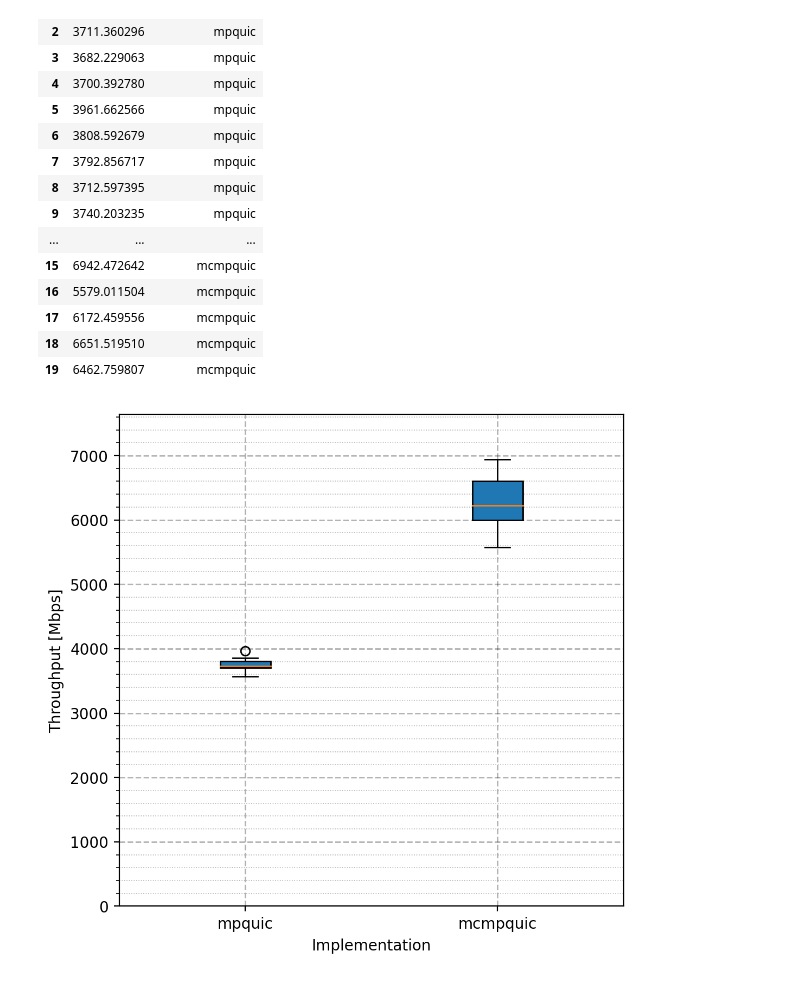
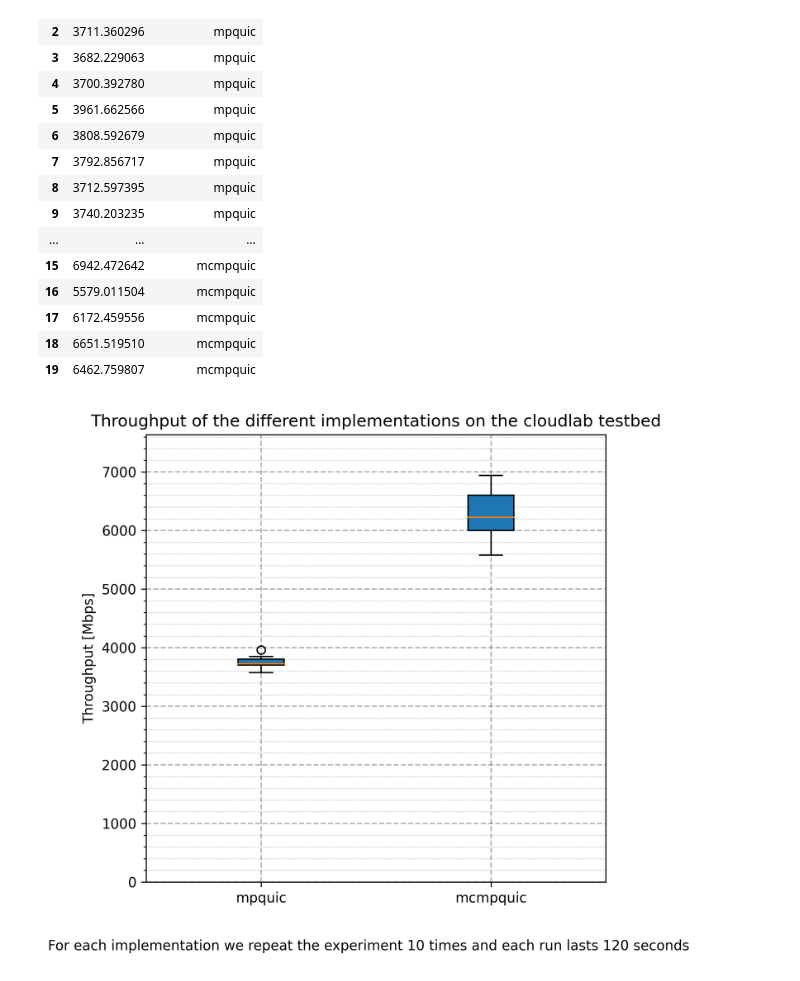
Before and after one commit to vanyingenzi/master_thesis_utilies, a Jupyter notebook: analysis/throughput_plotting.ipynb, the cells around one changed output. Cells and saved outputs as stored; diff of their text form; code cells hidden in the pictures.

```diff
--- a/analysis/throughput_plotting.ipynb
+++ b/analysis/throughput_plotting.ipynb
@@ -6,10 +6,12 @@ import pandas as pd
 import json
 import os
 # %%
-DPI=100 # 300
+DPI=300 # 300
 # %%
 root_directory = os.path.dirname("../")
 logs_directory = os.path.join(root_directory, "logs")
+current_dir = os.path.dirname(".")
+plots_directory = os.path.join(current_dir, "plots")
 logs_to_include = ["logs_2024-05-05T12:49:50"] # Logs to include in the analysis
 #logs_to_include = [name for name in os.listdir(logs_directory) if os.path.isdir(os.path.join(logs_directory, name))]
 # %% [markdown]
@@ -92,16 +94,20 @@ def plot_throughput(ax: plt.Axes, df: pd.DataFrame):
     # Plot the boxplot with labels
     ax.boxplot(data, labels=labels, widths=0.2, patch_artist=True)
 
-    ax.set_xlabel("Implementation")
+    #ax.set_xlabel("Implementation")
     ax.set_ylabel("Throughput [Mbps]")
     ax.grid(which='major', color='black', linewidth=1, alpha=0.3, linestyle="dashed") # Show the major grid
     ax.grid(which='minor', axis="y", color='black', linewidth=0.6, alpha=0.3, linestyle="dotted") # Show the major grid
     ax.set_ylim(0, max_observed * 1.1)
     ax.minorticks_on() # Enable the minor ticks
     ax.tick_params(axis='x', which='minor', bottom=False) # Disable the minor ticks on the x-axis
-# %%
-fig, ax = plt.subplots(1, 1, sharex=True, sharey=True, figsize=(6, 6), dpi=200)
-plot_throughput(ax, throughput_df.copy())
-plt.show()
-# %% [output]
-[figure, removed]
+# %%
+fig, ax = plt.subplots(1, 1, sharex=True, sharey=True, figsize=(6, 6), dpi=DPI)
+plot_throughput(ax, throughput_df.copy())
+ax.set_title("Throughput of the different implementations on the cloudlab testbed")
+fig.text(.5, .01, "For each implementation we repeat the experiment 10 times and each run lasts 120 seconds", ha='center')
+plt.savefig(os.path.join(plots_directory, "throughput_impl_boxplot_120.pdf"), format="pdf", bbox_inches="tight")
+plt.savefig(os.path.join(plots_directory, "throughput_impl_boxplot_120.svg"), format="svg", bbox_inches="tight")
+plt.show()
+# %% [output]
+[figure, added]
```
Also changed, not shown: parts of 1 cell of this notebook, 19 other files.
